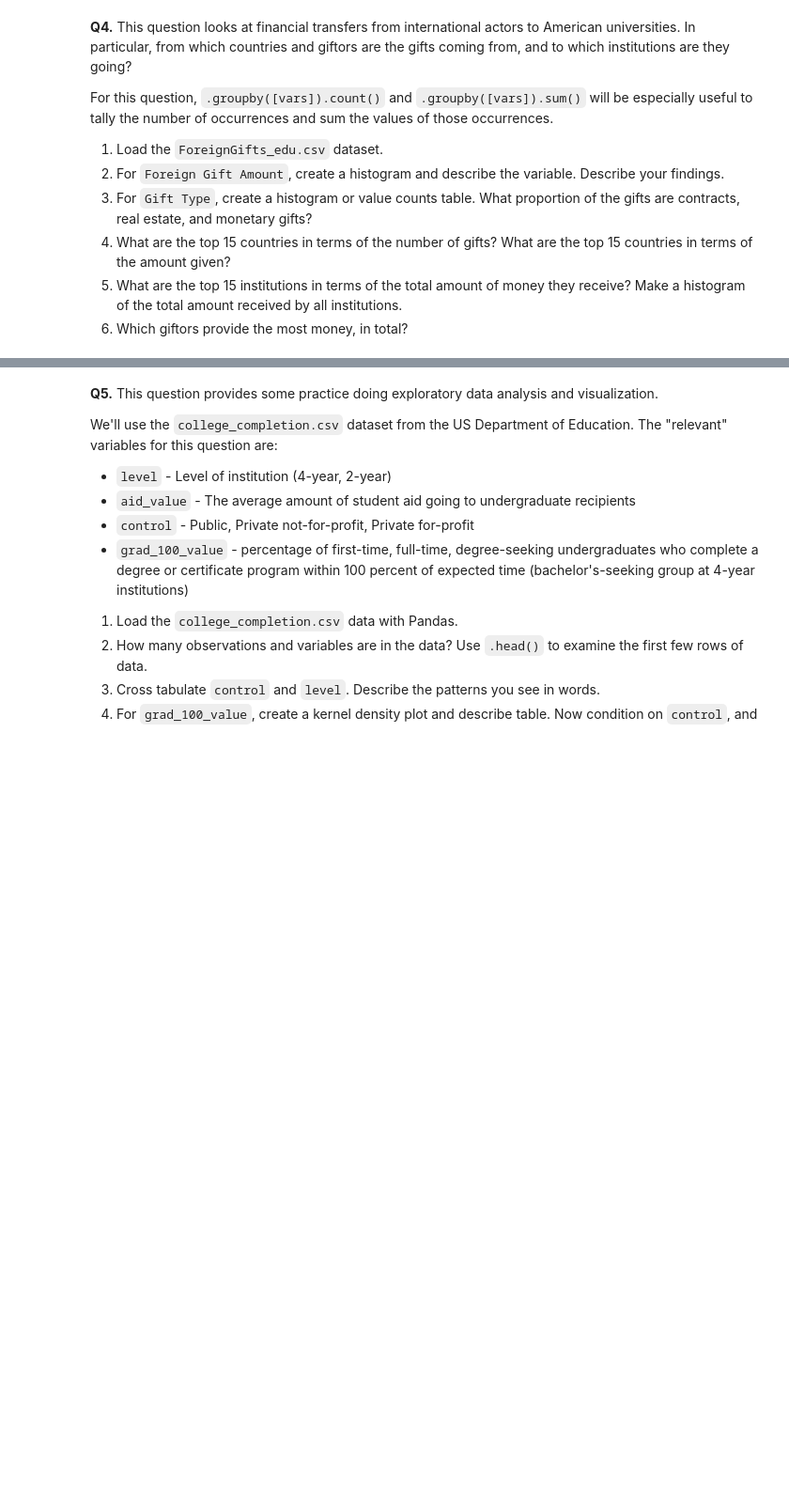
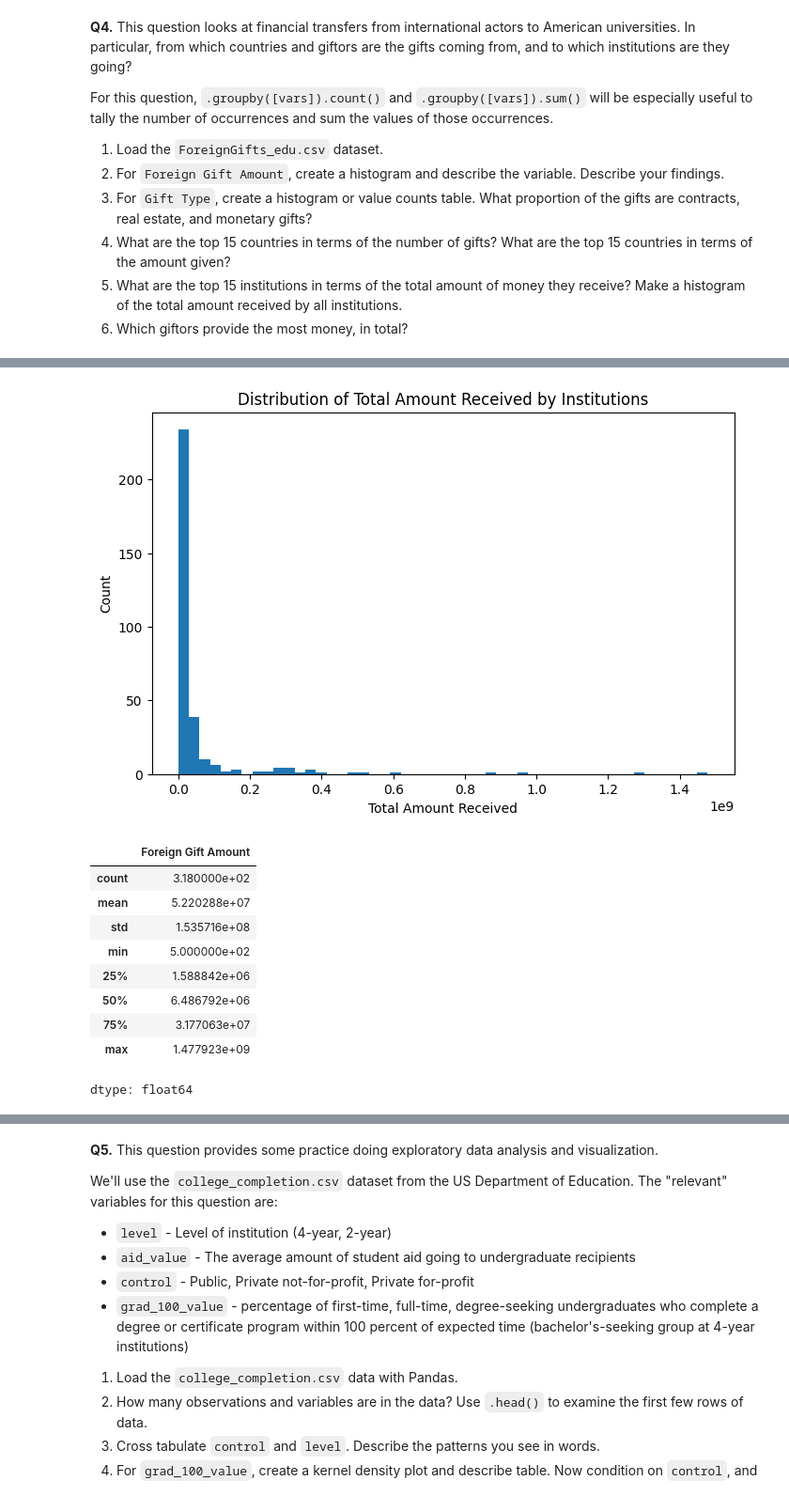
Before and after one commit to haero-lee/undergrad_ml_assignments, a Jupyter notebook: 01_assignment_wrangling_and_eda.ipynb, the cells around one changed output, grey strips where cells are left out. Shown at 94% size. Drawn from its saved outputs; the diff is of its cells as text; code cells hidden in the pictures; blank space fills up the shorter version.

```diff
--- a/01_assignment_wrangling_and_eda.ipynb
+++ b/01_assignment_wrangling_and_eda.ipynb
@@ -305,0 +441,26 @@ For this question, `.groupby([vars]).count()` and `.groupby([vars]).sum()` will
+# %%
+institution_totals = (
+    df.groupby("Institution Name")["Foreign Gift Amount"]
+      .sum()
+)
+
+plt.figure(figsize=(8,5))
+plt.hist(institution_totals, bins=50)
+plt.xlabel("Total Amount Received")
+plt.ylabel("Count")
+plt.title("Distribution of Total Amount Received by Institutions")
+plt.show()
+
+institution_totals.describe()
+# %% [output]
+[figure, added]
+|  | Foreign Gift Amount |
+| count | 3.180000e+02 |
+| mean | 5.220288e+07 |
+| std | 1.535716e+08 |
+| min | 5.000000e+02 |
+| 25% | 1.588842e+06 |
+| 50% | 6.486792e+06 |
+| 75% | 3.177063e+07 |
+| max | 1.477923e+09 |
+dtype: float64
```
Also changed, not shown: parts of 8 cells of this notebook.
